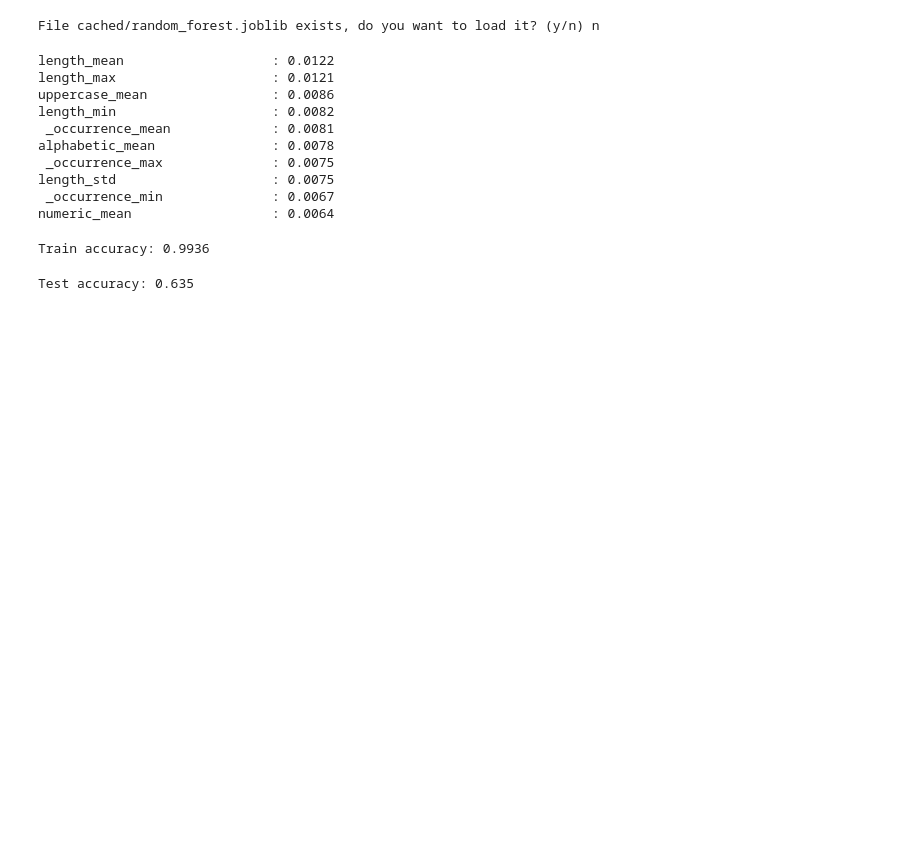
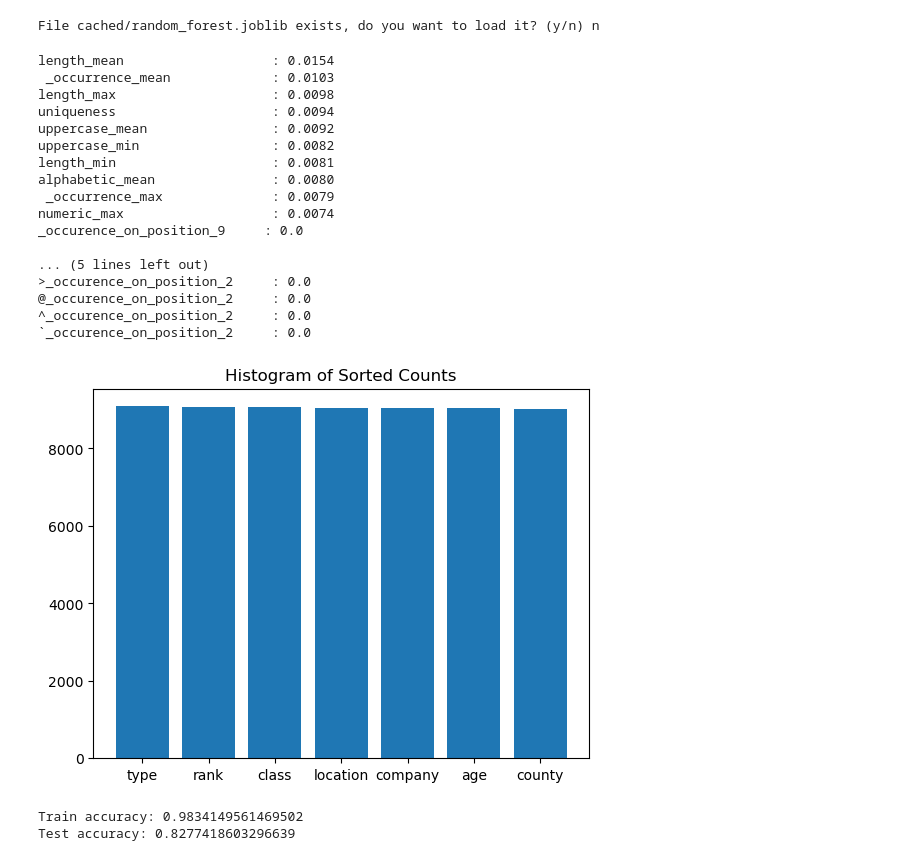
Before and after one commit to rureirureirurei/cat, a Jupyter notebook: overview.ipynb, the cells around one changed output. Cells and saved outputs as stored; diff of their text form; code cells hidden in the pictures; blank space fills up the shorter version.

Commit message:
Added occurences histogram, nn

```diff
--- a/overview.ipynb
+++ b/overview.ipynb
@@ -159,14 +163,24 @@ importances = random_forest.feature_importances_
 indices = np.argsort(importances)[::-1]
 for p1, p2, in np.vstack((features_keys, importances)).T[indices][:10]:
     print(f"{p1 + (30-len(p1))*' '}: {p2[:6]}")
+
+for p1, p2, in np.vstack((features_keys, importances)).T[indices][::-1][:10]:
+    print(f"{p1 + (30-len(p1))*' '}: {p2[:6]}")
 # %% [output]
-length_mean                   : 0.0122
-length_max                    : 0.0121
-uppercase_mean                : 0.0086
-length_min                    : 0.0082
- _occurrence_mean             : 0.0081
-alphabetic_mean               : 0.0078
- _occurrence_max              : 0.0075
-length_std                    : 0.0075
- _occurrence_min              : 0.0067
-numeric_mean                  : 0.0064
+length_mean                   : 0.0154
+ _occurrence_mean             : 0.0103
+length_max                    : 0.0098
+uniqueness                    : 0.0094
+uppercase_mean                : 0.0092
+uppercase_min                 : 0.0082
+length_min                    : 0.0081
+alphabetic_mean               : 0.0080
+ _occurrence_max              : 0.0079
+numeric_max                   : 0.0074
+_occurence_on_position_9     : 0.0
+
+... (5 lines left out)
+>_occurence_on_position_2     : 0.0
+@_occurence_on_position_2     : 0.0
+^_occurence_on_position_2     : 0.0
+`_occurence_on_position_2     : 0.0
@@ -173,21 +218,36 @@ numeric_mean                  : 0.0064
+# %%
+"""
+Plots histogram of occurences of most frequent elements in array
+
+"""
+
+def plot_occurences(data, sample_size=7):
+
+    # Get the sorted counts and values
+    values, counts = np.unique(data, return_counts=True)
+    sorted_counts, sorted_values = zip(*sorted(zip(counts, values), reverse=True))
+
+    # Plot the histogram
+    fig, ax = plt.subplots()
+    ax.bar(sorted_values[:sample_size], sorted_counts[:sample_size])
+    ax.set_xticks(sorted_values[:sample_size])
+    ax.set_title('Histogram of Sorted Counts')
+    plt.show()
+
+plot_occurences(y_train)
+# %% [output]
+[figure, added]
 # %%
 """
-Check the train accuracy for the model.
+Check the train and test accuracy for the RandomForest.
 Accuracy should be close to 1 as we are using random forest here
 
 """
 
-accuracy = accuracy_score(model.predict(x_train_features), y_train[:x_train_features.shape[0]])
+accuracy = accuracy_score(random_forest.predict(x_train_features), y_train[:x_train_features.shape[0]])
 print(f"Train accuracy: {accuracy}")
+accuracy = accuracy_score(random_forest.predict(x_test_features), y_test[:x_test_features.shape[0]])
+print(f"Test accuracy: {accuracy}")
 # %% [output]
-Train accuracy: 0.9936
+Train accuracy: 0.9834149561469502
+Test accuracy: 0.8277418603296639
-# %%
-"""
-Check the test accuracy.
-
-"""
-
-accuracy = accuracy_score(model.predict(x_test_features), y_test[:x_test_features.shape[0]])
-print(f"Test accuracy: {accuracy}")
-# %% [output]
-Test accuracy: 0.635
```
Also changed, not shown: parts of 9 cells of this notebook.
